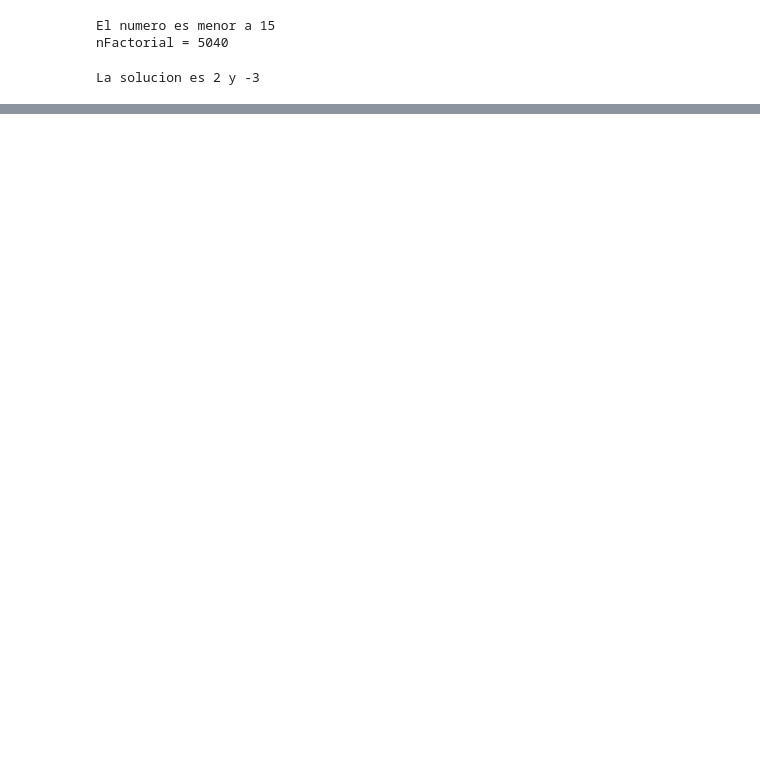
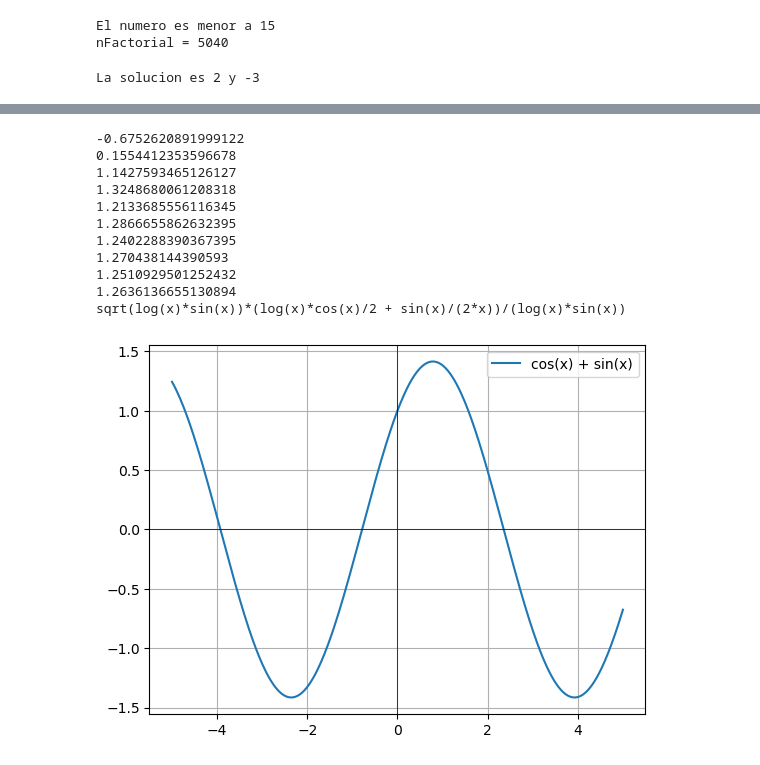
Before and after one commit to dduarteingcom/ExtraClaseANPI, a Jupyter notebook: extraclase_bloque1.ipynb, the cells around one changed output, grey strips where cells are left out. Saved outputs shown, nothing was run; the diff lists cells and outputs as text; code cells hidden in the pictures; blank space fills up the shorter version.

```diff
--- a/extraclase_bloque1.ipynb
+++ b/extraclase_bloque1.ipynb
@@ -102,0 +479,55 @@ La solucion es 2 y -3
+# %%
+%use python3
+#-Ejemplo 4-#
+import sympy as sp
+import numpy as np
+import matplotlib.pyplot as plt
+
+# Definir la variable simbólica
+x = sp.symbols('x')
+
+a = sp.sin(x)
+b = sp.cos(x)
+y = sp.simplify(a**2 + b**2)
+
+# Evaluar en symbolic
+
+y = sp.cos(x) + sp.sin(x)
+z = 5
+for _ in range(10):
+    z = float(y.subs(x, z))  # Cambia de simbólico a numérico
+    print(z)
+
+# Derivar
+f = sp.sqrt(sp.sin(x) * sp.log(x))
+fd = sp.diff(f, x)
+print(fd)
+
+# Límites
+g = sp.sin(x) / x
+limite = sp.limit(g, x, 0)
+
+# Graficar
+g_func = sp.lambdify(x, sp.cos(x) + sp.sin(x), 'numpy')
+x_vals = np.linspace(-5, 5, 400)
+y_vals = g_func(x_vals)
+
+plt.plot(x_vals, y_vals, label='cos(x) + sin(x)')
+plt.axhline(0, color='black', linewidth=0.5)
+plt.axvline(0, color='black', linewidth=0.5)
+plt.legend()
+plt.grid()
+plt.show()
+# %% [output]
+-0.6752620891999122
+0.1554412353596678
+1.1427593465126127
+1.3248680061208318
+1.2133685556116345
+1.2866655862632395
+1.2402288390367395
+1.270438144390593
+1.2510929501252432
+1.2636136655130894
+sqrt(log(x)*sin(x))*(log(x)*cos(x)/2 + sin(x)/(2*x))/(log(x)*sin(x))
+[figure, added]
```
Also changed, not shown: parts of 15 cells of this notebook.
